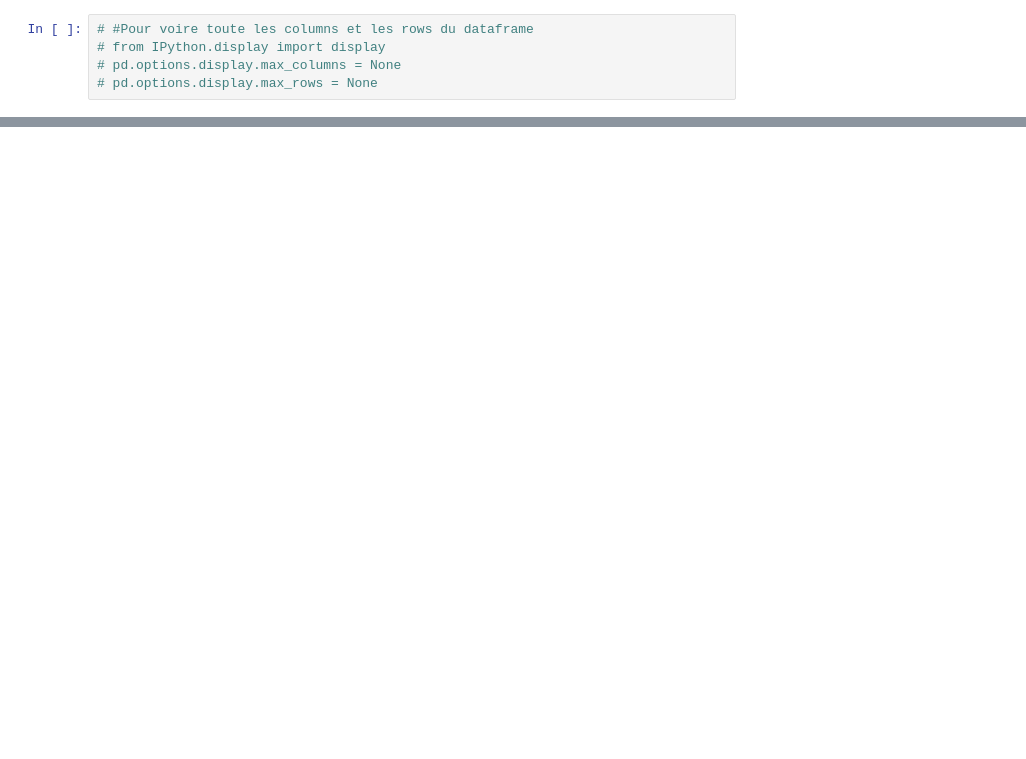
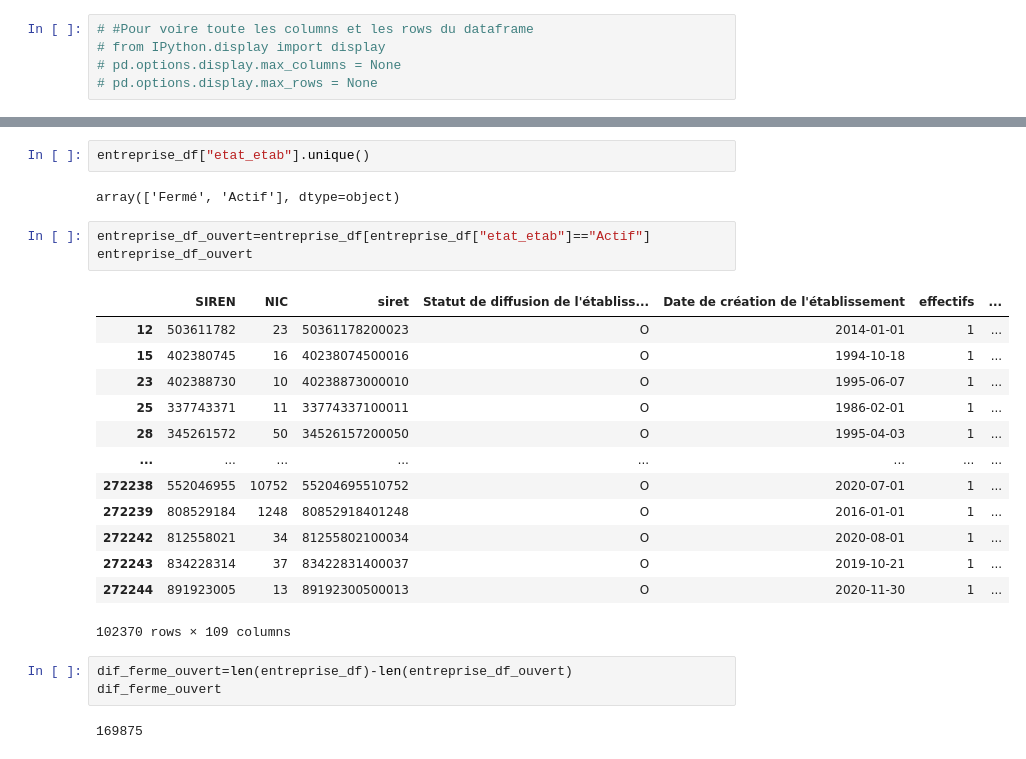
Before and after one commit to eangelid/trampact, a Jupyter notebook: notebooks/ac_dataset_sirene_nice_v0.ipynb, the cells around one changed output, grey strips where cells are left out. Cells and saved outputs as stored; diff of their text form; blank space fills up the shorter version.

```diff
--- a/notebooks/ac_dataset_sirene_nice_v0.ipynb
+++ b/notebooks/ac_dataset_sirene_nice_v0.ipynb
@@ -23,0 +185,26 @@ entreprise_df.head()
+# %%
+entreprise_df["etat_etab"].unique()
+# %% [output]
+array(['Fermé', 'Actif'], dtype=object)
+# %%
+entreprise_df_ouvert=entreprise_df[entreprise_df["etat_etab"]=="Actif"]
+entreprise_df_ouvert
+# %% [output]
+|  | SIREN | NIC | siret | Statut de diffusion de l'établiss... | Date de création de l'établissement | effectifs | ... |
+| 12 | 503611782 | 23 | 50361178200023 | O | 2014-01-01 | 1 | ... |
+| 15 | 402380745 | 16 | 40238074500016 | O | 1994-10-18 | 1 | ... |
+| 23 | 402388730 | 10 | 40238873000010 | O | 1995-06-07 | 1 | ... |
+| 25 | 337743371 | 11 | 33774337100011 | O | 1986-02-01 | 1 | ... |
+| 28 | 345261572 | 50 | 34526157200050 | O | 1995-04-03 | 1 | ... |
+| ... | ... | ... | ... | ... | ... | ... | ... |
+| 272238 | 552046955 | 10752 | 55204695510752 | O | 2020-07-01 | 1 | ... |
+| 272239 | 808529184 | 1248 | 80852918401248 | O | 2016-01-01 | 1 | ... |
+| 272242 | 812558021 | 34 | 81255802100034 | O | 2020-08-01 | 1 | ... |
+| 272243 | 834228314 | 37 | 83422831400037 | O | 2019-10-21 | 1 | ... |
+| 272244 | 891923005 | 13 | 89192300500013 | O | 2020-11-30 | 1 | ... |
+102370 rows × 109 columns
+# %%
+dif_ferme_ouvert=len(entreprise_df)-len(entreprise_df_ouvert)
+dif_ferme_ouvert
+# %% [output]
+169875
```
Also changed, not shown: parts of 17 cells of this notebook, 2 other files.
